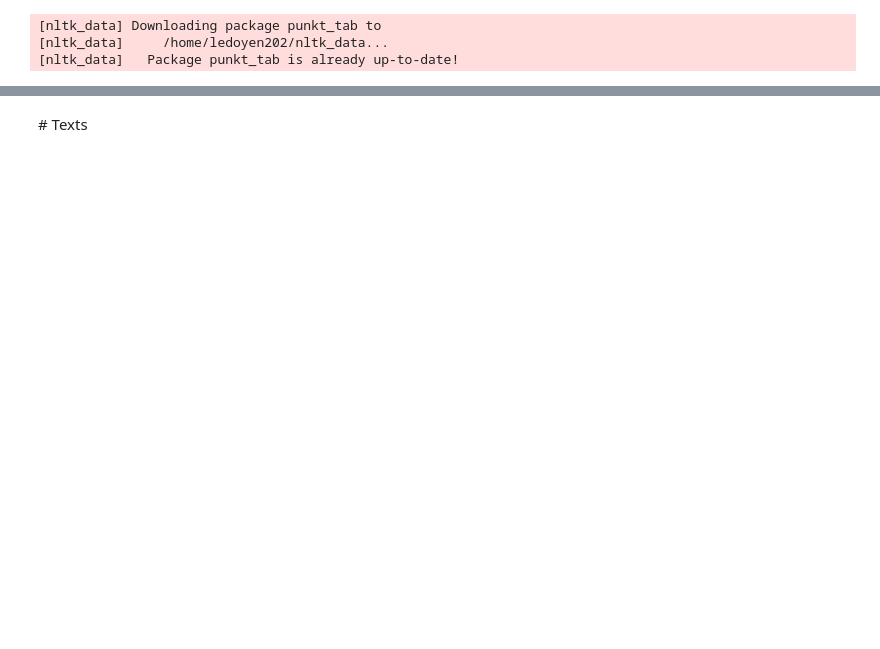
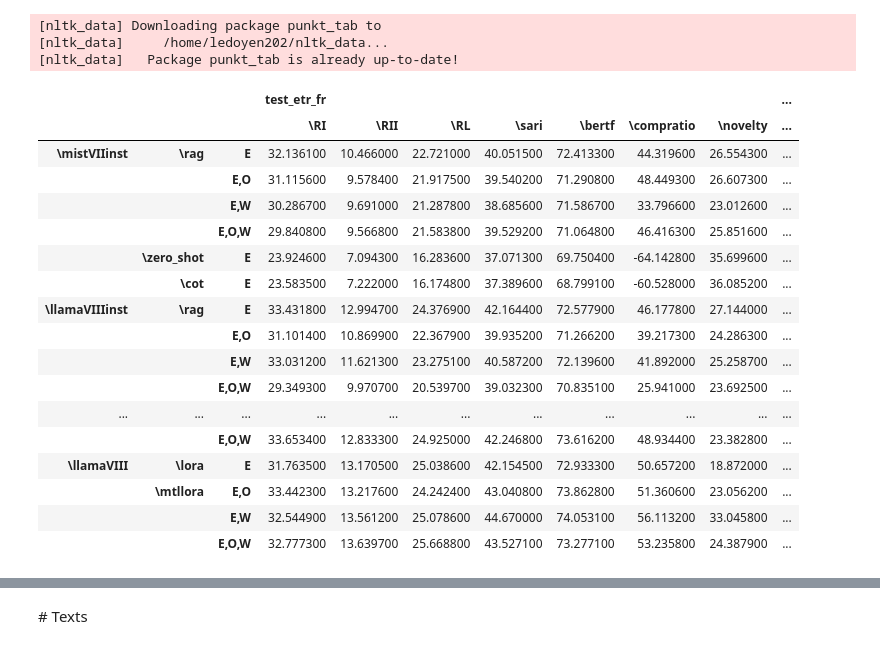
Before and after one commit to FrLdy/ETR-PEFT-Composition, a Jupyter notebook: notebooks/result_analysis/metrics.ipynb, the cells around one changed output, grey strips where cells are left out. Saved outputs shown, nothing was run; the diff lists cells and outputs as text; code cells hidden in the pictures; blank space fills up the shorter version.

```diff
--- a/notebooks/result_analysis/metrics.ipynb
+++ b/notebooks/result_analysis/metrics.ipynb
@@ -26,6 +26,7 @@ MISTRAL_INSTRUCT, LLAMA_INSTRUCT = "mistral-7b", "llama3-8b"
 DEEPSEEK = "deepseekr1"
 LORA, MTLLORA = "lora", "mtllora"
 ZERO_SHOT = "zero_shot"
+COT = "cot"
 RAG = "rag"
 ETR_FR, ORANGESUM, WIKILARGE, ETR_FR_ORANGESUM, ETR_FR_WIKILARGE, ALL = "etrfr", "orangesum", "wikilarge", "etrfr+orangesum", "etrfr+wikilarge", "etrfr+orangesum+wikilarge"
 # %%
@@ -526,3 +477,42 @@ def get_mtl_expes():
+# %%
+def get_rag_expes():
+    models = [
+        ("mistral-7b", "mistVIIinst"),
+        ("llama3-8b", "llamaVIIIinst")
+    ]
+
+    methods_tasks = [
+        (ZERO_SHOT, [ETR_FR]),
+        (COT, [ETR_FR]),
+        (RAG, [ETR_FR, ETR_FR_ORANGESUM, ETR_FR_WIKILARGE, ALL])
+    ]
+
+    return [
+        RAGETRFrExpe(model=model, model_name=model_name, method=method, train_tasks=task, step="", expe_dir=ICL_EXPE_DIR)
+        for (model, model_name) in models
+        for method, task_list in methods_tasks
+        for task in task_list if method == "rag" or task == ETR_FR
+    ]
+
+def get_mtl_expes():
+    models = [
+        # (MBARTHEZ, None),
+        (LLAMA3, "llamaVIII"),
+        (MISTRAL, "mistVII"),
+        # (DEEPSEEK, "deepseekrI"),
+    ]
+    methods = [LORA, MTLLORA]
+    train_tasks_sets = {
+        LORA: [ETR_FR],
+        MTLLORA: [ALL, ETR_FR_ORANGESUM, ETR_FR_WIKILARGE]
+    }
+
+    return [
+        ETRFrExpe(model=model, model_name=model_name, method=method, train_tasks=train_tasks, step="test_best_model", split="test")
+        for (model, model_name) in models
+        for method in methods
+        for train_tasks in train_tasks_sets[method]
+    ]
 # %%
 etr_fr_analysis_test_best_model = Analysis(
     expes=[
@@ -541,0 +530,23 @@ res_df = etr_fr_analysis_test_best_model.mean_models()
+# %%
+df= etr_fr_analysis_test_best_model.test_metrics
+# %%
+df.style.highlight_max(color='yellow')
+# %% [output]
+|  |  |  | test_etr_fr |  |  |  |  |  |  | ... |
+|  |  |  | \RI | \RII | \RL | \sari | \bertf | \compratio | \novelty | ... |
+| \mistVIIinst | \rag | E | 32.136100 | 10.466000 | 22.721000 | 40.051500 | 72.413300 | 44.319600 | 26.554300 | ... |
+|  |  | E,O | 31.115600 | 9.578400 | 21.917500 | 39.540200 | 71.290800 | 48.449300 | 26.607300 | ... |
+|  |  | E,W | 30.286700 | 9.691000 | 21.287800 | 38.685600 | 71.586700 | 33.796600 | 23.012600 | ... |
+|  |  | E,O,W | 29.840800 | 9.566800 | 21.583800 | 39.529200 | 71.064800 | 46.416300 | 25.851600 | ... |
+|  | \zero_shot | E | 23.924600 | 7.094300 | 16.283600 | 37.071300 | 69.750400 | -64.142800 | 35.699600 | ... |
+|  | \cot | E | 23.583500 | 7.222000 | 16.174800 | 37.389600 | 68.799100 | -60.528000 | 36.085200 | ... |
+| \llamaVIIIinst | \rag | E | 33.431800 | 12.994700 | 24.376900 | 42.164400 | 72.577900 | 46.177800 | 27.144000 | ... |
+|  |  | E,O | 31.101400 | 10.869900 | 22.367900 | 39.935200 | 71.266200 | 39.217300 | 24.286300 | ... |
+|  |  | E,W | 33.031200 | 11.621300 | 23.275100 | 40.587200 | 72.139600 | 41.892000 | 25.258700 | ... |
+|  |  | E,O,W | 29.349300 | 9.970700 | 20.539700 | 39.032300 | 70.835100 | 25.941000 | 23.692500 | ... |
+| ... | ... | ... | ... | ... | ... | ... | ... | ... | ... | ... |
+|  |  | E,O,W | 33.653400 | 12.833300 | 24.925000 | 42.246800 | 73.616200 | 48.934400 | 23.382800 | ... |
+| \llamaVIII | \lora | E | 31.763500 | 13.170500 | 25.038600 | 42.154500 | 72.933300 | 50.657200 | 18.872000 | ... |
+|  | \mtllora | E,O | 33.442300 | 13.217600 | 24.242400 | 43.040800 | 73.862800 | 51.360600 | 23.056200 | ... |
+|  |  | E,W | 32.544900 | 13.561200 | 25.078600 | 44.670000 | 74.053100 | 56.113200 | 33.045800 | ... |
+|  |  | E,O,W | 32.777300 | 13.639700 | 25.668800 | 43.527100 | 73.277100 | 53.235800 | 24.387900 | ... |
```
Also changed, not shown: parts of 21 cells of this notebook.
